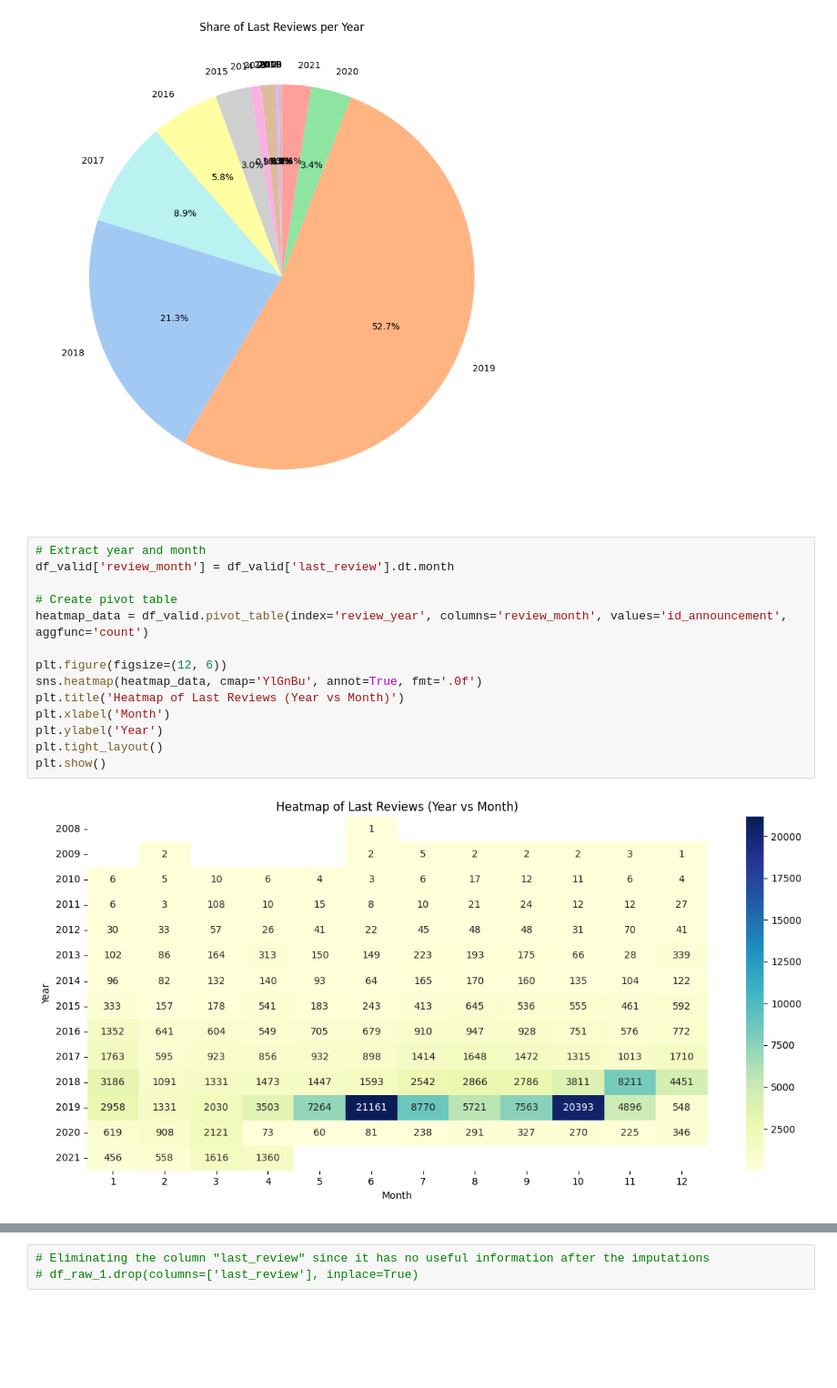
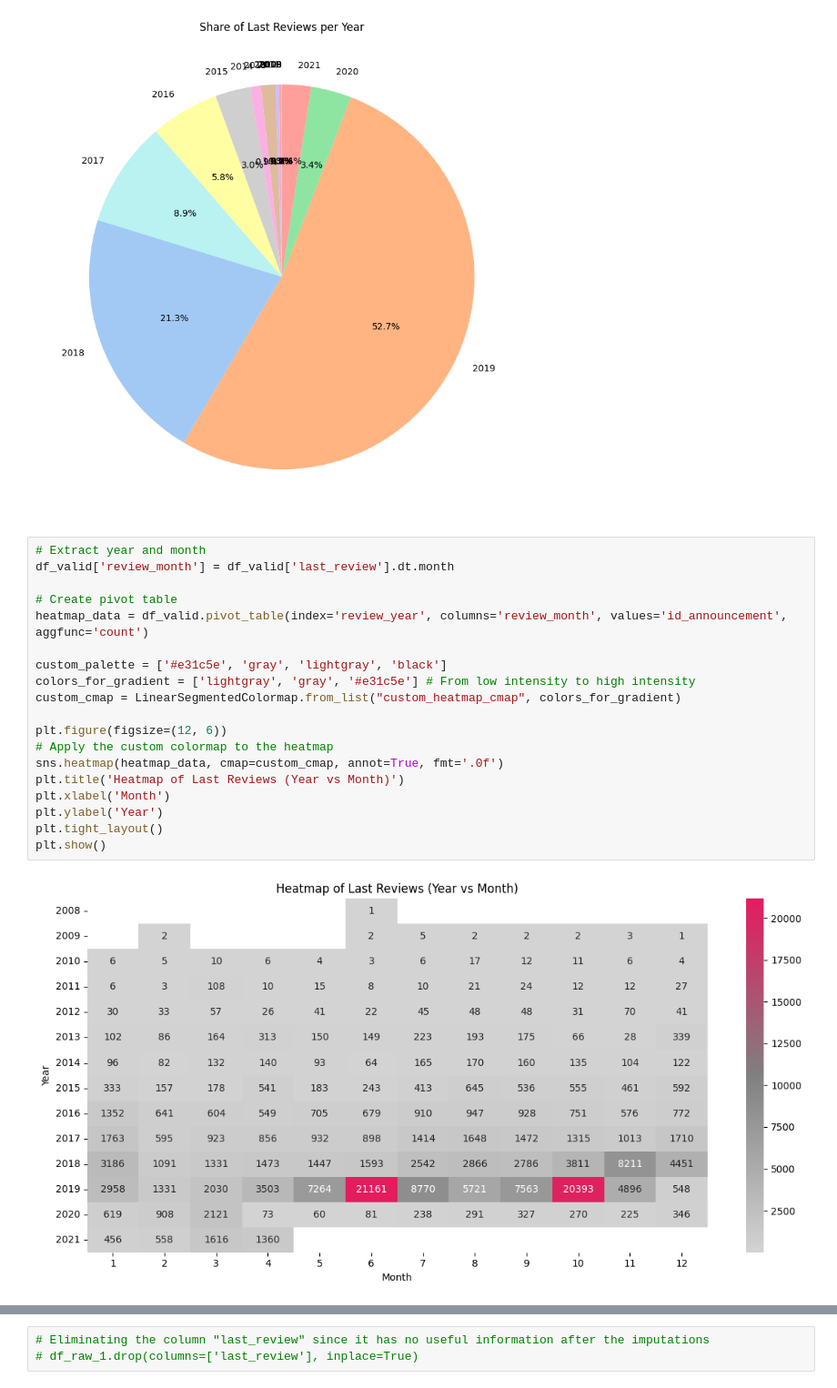
Before and after one commit to Yael-Parra/Airbnb-Analysis, a Jupyter notebook: eda/cleaning.ipynb, the cells around one changed output, grey strips where cells are left out. Shown at 91% size. Saved outputs shown, nothing was run; the diff lists cells and outputs as text; blank space fills up the shorter version.

```diff
--- a/eda/cleaning.ipynb
+++ b/eda/cleaning.ipynb
@@ -680,19 +682,24 @@ plt.show()
 # %%
 # Extract year and month
 df_valid['review_month'] = df_valid['last_review'].dt.month
 
 # Create pivot table
 heatmap_data = df_valid.pivot_table(index='review_year', columns='review_month', values='id_announcement', aggfunc='count')
 
+custom_palette = ['#e31c5e', 'gray', 'lightgray', 'black']
+colors_for_gradient = ['lightgray', 'gray', '#e31c5e'] # From low intensity to high intensity
+custom_cmap = LinearSegmentedColormap.from_list("custom_heatmap_cmap", colors_for_gradient)
+
 plt.figure(figsize=(12, 6))
-sns.heatmap(heatmap_data, cmap='YlGnBu', annot=True, fmt='.0f')
+# Apply the custom colormap to the heatmap
+sns.heatmap(heatmap_data, cmap=custom_cmap, annot=True, fmt='.0f')
 plt.title('Heatmap of Last Reviews (Year vs Month)')
 plt.xlabel('Month')
 plt.ylabel('Year')
 plt.tight_layout()
 plt.show()
 # %% [output]
-[figure, old version]
+[figure, new version]
 # %%
 # Comparing presence vs absence of real review dates (incl. 1900-01-01) THIS WILL BE USED TO DECIDE IF WE KEEP THE COLUMN OR NOT (noise vs information)
 df_raw_1['has_real_last_review'] = df_raw_1['last_review'] != pd.to_datetime('1900-01-01')
```
Also changed, not shown: parts of 10 cells of this notebook.
